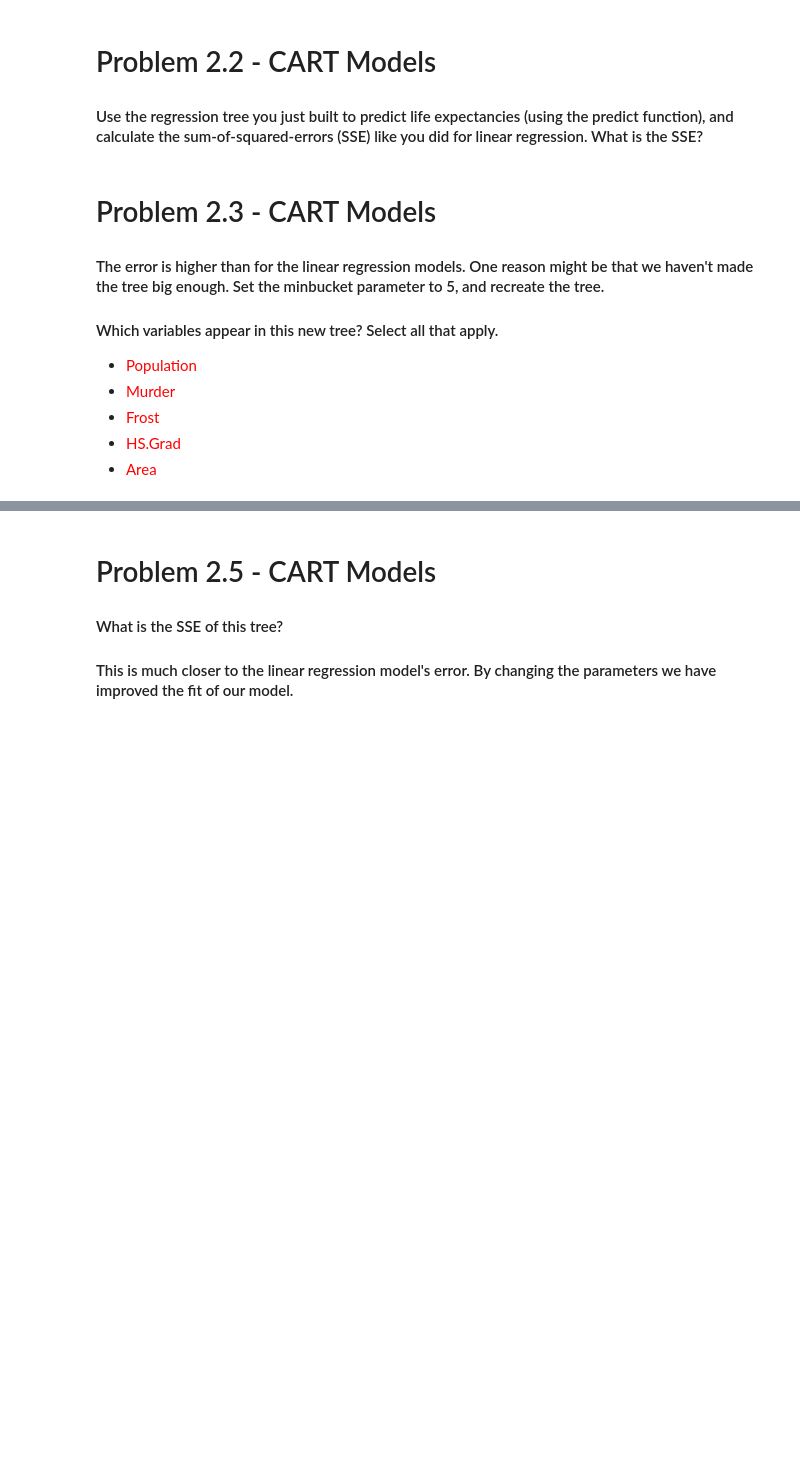
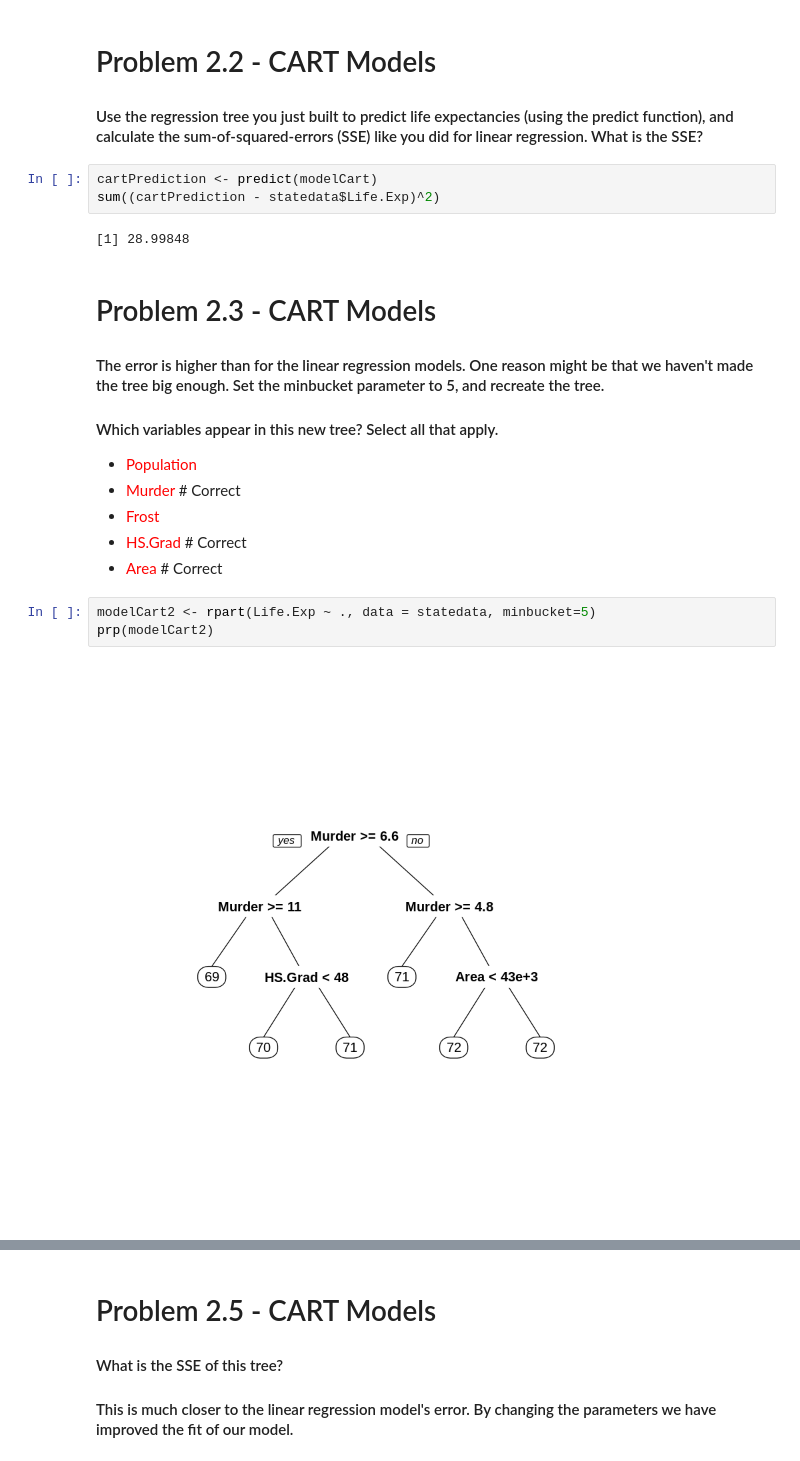
Before and after one commit to amirsaleem1990/The-analytics-edge, a Jupyter notebook: 4.5-Assignment/3-State-Data-Revisited.ipynb, the cells around one changed output, grey strips where cells are left out. Cells and saved outputs as stored; diff of their text form; blank space fills up the shorter version.

```diff
--- a/4.5-Assignment/3-State-Data-Revisited.ipynb
+++ b/4.5-Assignment/3-State-Data-Revisited.ipynb
@@ -48,15 +87,25 @@
 # %% [markdown]
 # Problem 2.2 - CART Models
 #### Use the regression tree you just built to predict life expectancies (using the predict function), and calculate the sum-of-squared-errors (SSE) like you did for linear regression. What is the SSE?
+# %%
+cartPrediction <- predict(modelCart)
+sum((cartPrediction - statedata$Life.Exp)^2)
+# %% [output]
+[1] 28.99848
 # %% [markdown]
 # Problem 2.3 - CART Models
 #### The error is higher than for the linear regression models. One reason might be that we haven't made the tree big enough. Set the minbucket parameter to 5, and recreate the tree.
 #### Which variables appear in this new tree? Select all that apply.
 - <font color='red'>Population</font><br>
-- <font color='red'>Murder</font><br>
+- <font color='red'>Murder</font> # Correct <br>
 - <font color='red'>Frost</font><br>
-- <font color='red'>HS.Grad</font><br>
-- <font color='red'>Area</font><br>
+- <font color='red'>HS.Grad</font> # Correct <br>
+- <font color='red'>Area</font> # Correct <br>
+# %%
+modelCart2 <- rpart(Life.Exp ~ ., data = statedata, minbucket=5)
+prp(modelCart2)
+# %% [output]
+[figure, added]
 # %% [markdown]
 # Problem 2.4 - CART Models
 #### Do you think the default minbucket parameter is smaller or larger than 5 based on the tree that was built?
```
Also changed, not shown: parts of 23 cells of this notebook.
